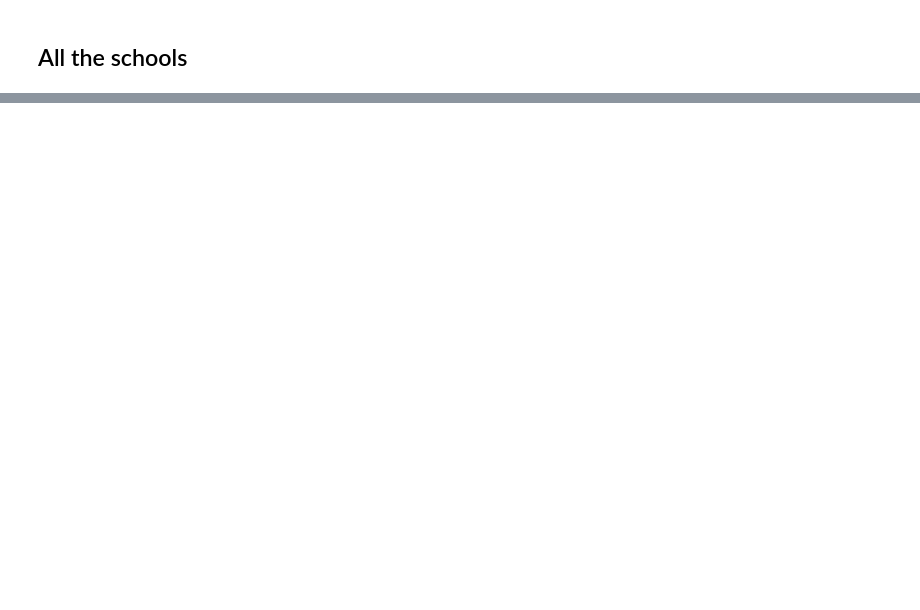
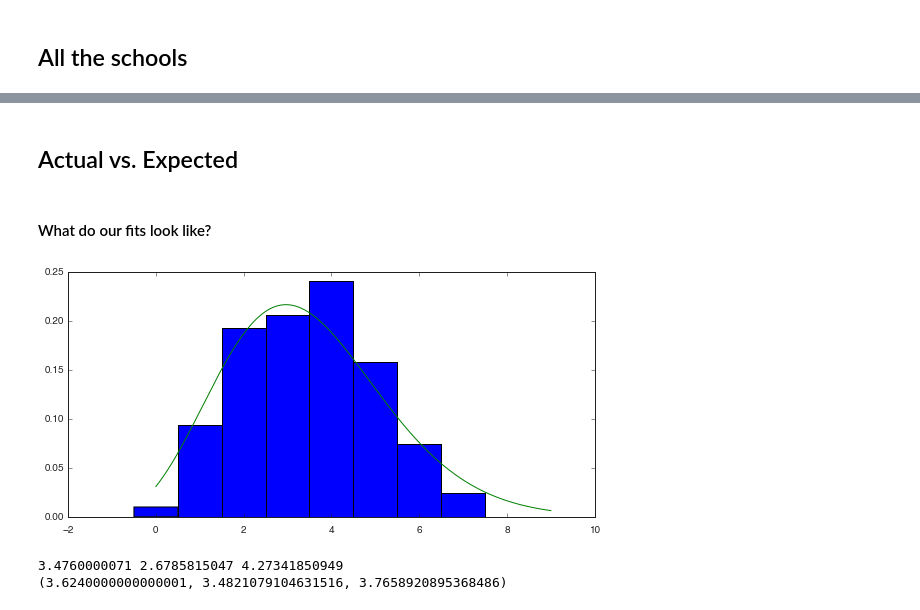
Before and after one commit to samfway/faculty_hiring, a Jupyter notebook: notebooks/Trajectories.ipynb, the cells around one changed output, grey strips where cells are left out. Cells and saved outputs as stored; diff of their text form; code cells hidden in the pictures; blank space fills up the shorter version.

```diff
--- a/notebooks/Trajectories.ipynb
+++ b/notebooks/Trajectories.ipynb
@@ -181,0 +166,2 @@ KeyboardInterrupt:
+# %% [markdown]
+## Actual vs. Expected
@@ -181,0 +214,23 @@ KeyboardInterrupt:
+# %% [markdown]
+#### What do our fits look like?
+# %%
+school = 'University of Nebraska, Lincoln'
+
+final_counts = women_per_year[school].sum(axis=1)
+est_lambda = fit_poisson_to_data(final_counts)
+
+fig, ax1 = plt.subplots(figsize=(8,4))
+x_plot = np.linspace(0, np.max(final_counts), 1000)
+ax1.hist(final_counts, bins=np.arange(np.max(final_counts)+1)-0.5, normed=True, c=LIGHT)
+ax1.plot(x_plot, poisson(x_plot, est_lambda))
+plt.show()
+
+opps = np.sum(opportunities_per_year[school])
+ci95 = 1.96 * np.sqrt(est_lambda/opps)
+
+print est_lambda, est_lambda-ci95, est_lambda + ci95
+print mean_confidence_interval(np.sum(women_per_year['University of Colorado, Boulder'], axis=1))
+# %% [output]
+[figure, added]
+3.4760000071 2.6785815047 4.27341850949
+(3.6240000000000001, 3.4821079104631516, 3.7658920895368486)
```
Also changed, not shown: parts of 19 cells of this notebook, 6 other files.
